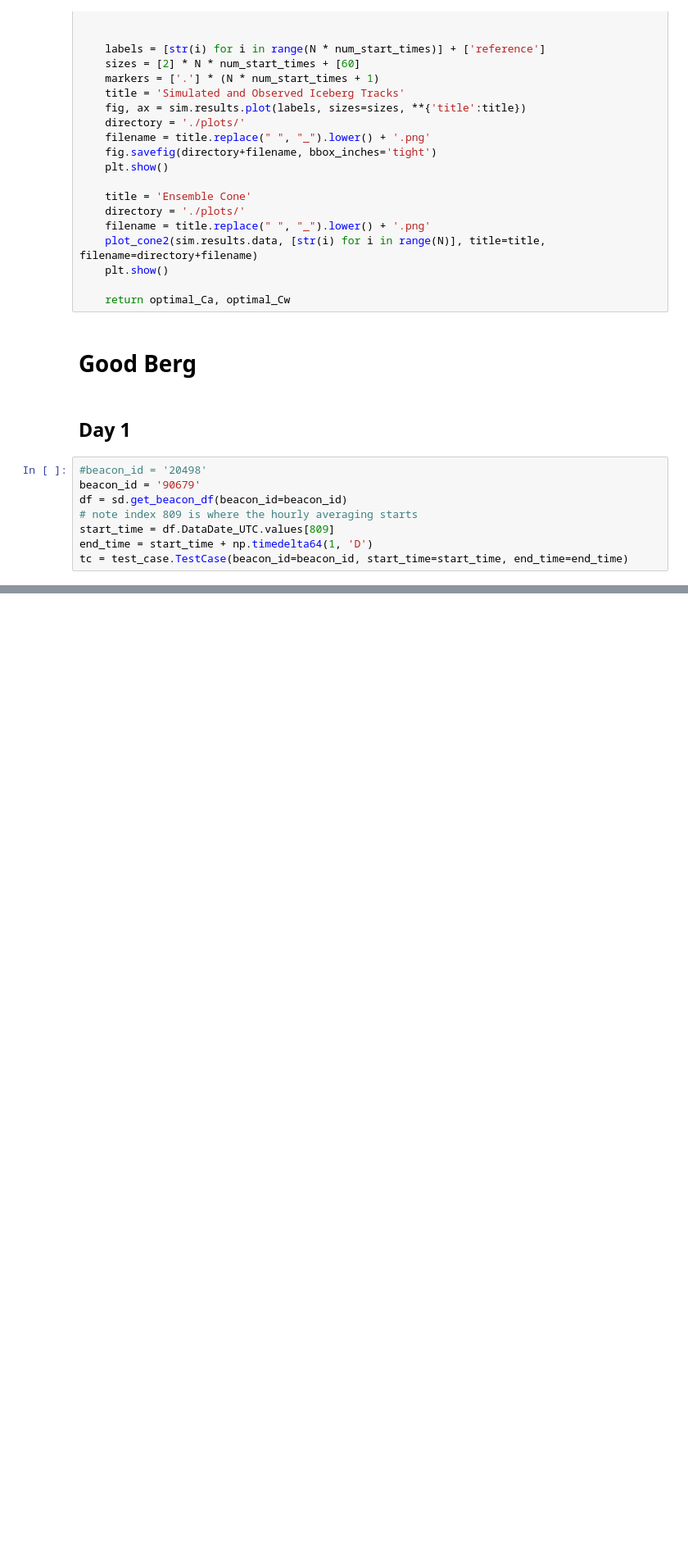
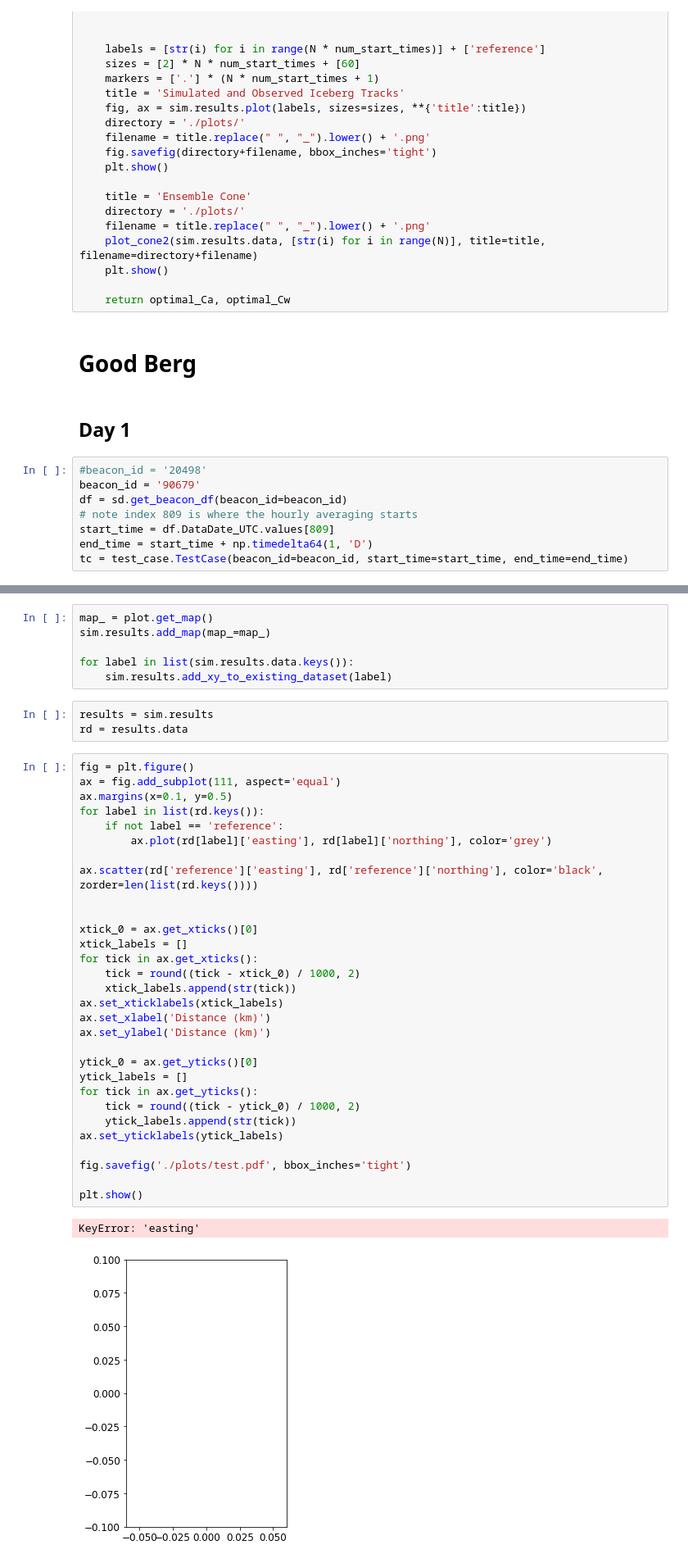
Before and after one commit to jmunroe/IceDEF, a Jupyter notebook: notebooks/ensemble5.ipynb, the cells around one changed output, grey strips where cells are left out. Shown at 82% size. Drawn from its saved outputs; the diff is of its cells as text; blank space fills up the shorter version.

```diff
--- a/notebooks/ensemble5.ipynb
+++ b/notebooks/ensemble5.ipynb
@@ -554 +554,43 @@ Running ensemble...
 [figure]
+# %%
+map_ = plot.get_map()
+sim.results.add_map(map_=map_)
+
+for label in list(sim.results.data.keys()):
+    sim.results.add_xy_to_existing_dataset(label)
+# %%
+results = sim.results
+rd = results.data
+# %%
+fig = plt.figure()
+ax = fig.add_subplot(111, aspect='equal')
+ax.margins(x=0.1, y=0.5)
+for label in list(rd.keys()):
+    if not label == 'reference':
+        ax.plot(rd[label]['easting'], rd[label]['northing'], color='grey')
+
+ax.scatter(rd['reference']['easting'], rd['reference']['northing'], color='black', zorder=len(list(rd.keys())))
+
+
+xtick_0 = ax.get_xticks()[0]
+xtick_labels = []
+for tick in ax.get_xticks():
+    tick = round((tick - xtick_0) / 1000, 2)
+    xtick_labels.append(str(tick))
+ax.set_xticklabels(xtick_labels)
+ax.set_xlabel('Distance (km)')
+ax.set_ylabel('Distance (km)')
+
+ytick_0 = ax.get_yticks()[0]
+ytick_labels = []
+for tick in ax.get_yticks():
+    tick = round((tick - ytick_0) / 1000, 2)
+    ytick_labels.append(str(tick))
+ax.set_yticklabels(ytick_labels)
+
+fig.savefig('./plots/test.pdf', bbox_inches='tight')
+
+plt.show()
+# %% [output]
+KeyError: 'easting'
+[figure, added]
```
Also changed, not shown: parts of 1 cell of this notebook.
